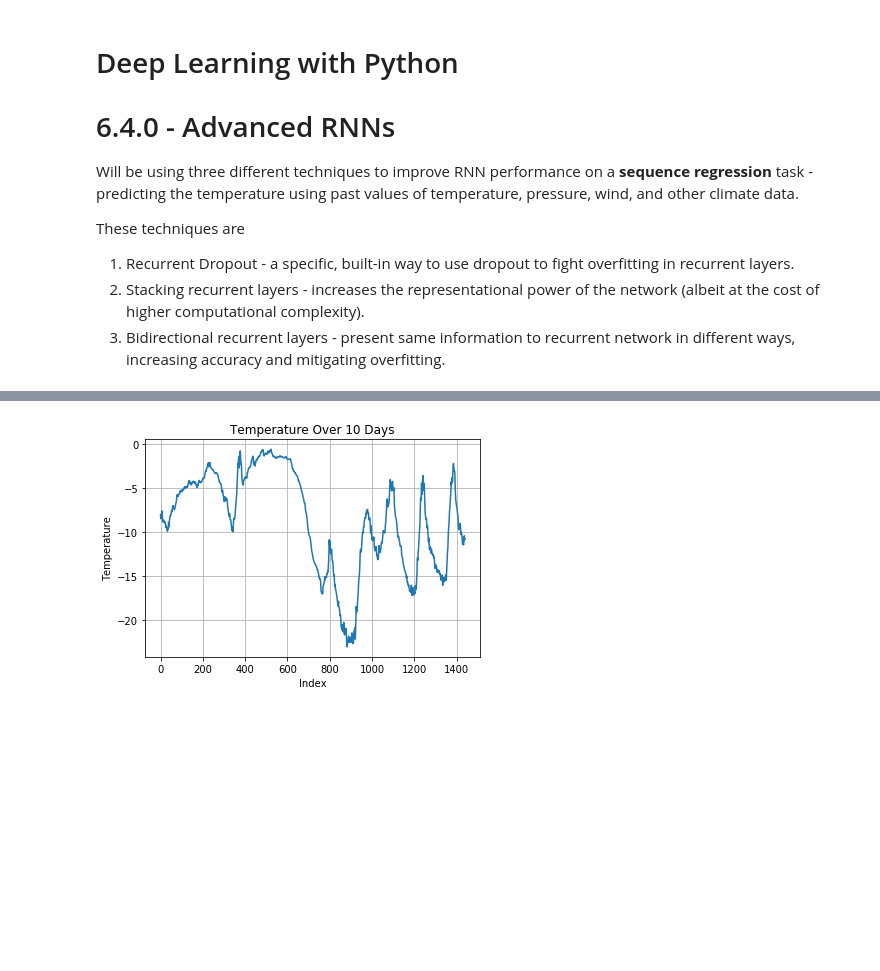
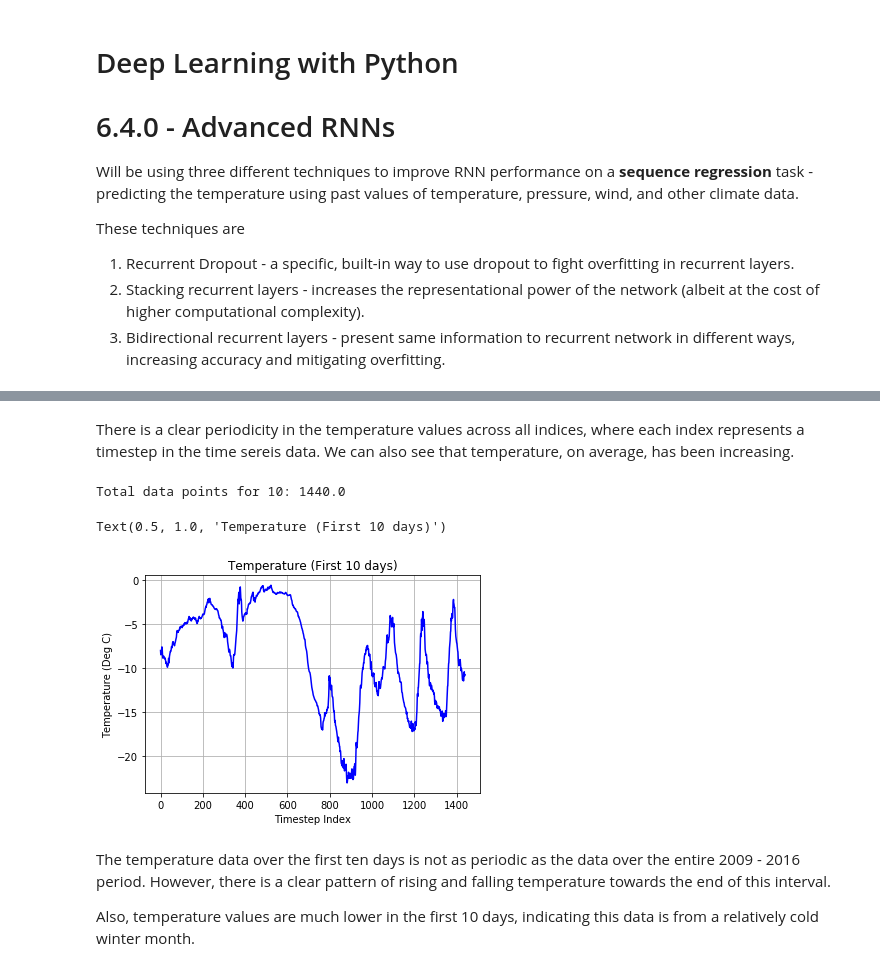
Before and after one commit to SMS-NED16/FYP-DL, a Jupyter notebook: Dl-Python-Book/chapter-6/DL-6-4-0-JENA-Climate.ipynb, the cells around one changed output, grey strips where cells are left out. Drawn from its saved outputs; the diff is of its cells as text; code cells hidden in the pictures; blank space fills up the shorter version.

```diff
--- a/Dl-Python-Book/chapter-6/DL-6-4-0-JENA-Climate.ipynb
+++ b/Dl-Python-Book/chapter-6/DL-6-4-0-JENA-Climate.ipynb
@@ -78,11 +66,25 @@ Periodicity of the temperature over the year can be clearly seen.
-# %%
-# Plotting the temperature for the first 10 days of timeseries
-# Recorded every 10 minutes - 1440 minutes per day - so 144 data points per day
-plt.plot(range(1440), temp[:1440])
-plt.xlabel('Index')
-plt.ylabel('Temperature')
-plt.grid(True)
-plt.title('Temperature Over 10 Days')
-plt.show()
-# %% [output]
-[figure, removed]
+# %% [markdown]
+There is a clear periodicity in the temperature values across all indices, where each index represents a timestep in the time sereis data. We can also see that temperature, on average, has been increasing.
+# %%
+# Can also explore the first 10 days of temperature data
+periodicity_of_recording = 10 # Minutes
+minutes_in_day = 24 * 60
+total_days = 10
+total_data_points = (total_days * minutes_in_day) / periodicity_of_recording
+print(f"Total data points for {total_days}: {total_data_points}")
+# %% [output]
+Total data points for 10: 1440.0
+# %%
+plt.plot(range(int(total_data_points)), temp[:int(total_data_points)],
+        'blue')
+plt.xlabel('Timestep Index')
+plt.ylabel('Temperature (Deg C)')
+plt.grid(True)
+plt.title('Temperature (First 10 days)')
+# %% [output]
+Text(0.5, 1.0, 'Temperature (First 10 days)')
+[figure, added]
+# %% [markdown]
+The temperature data over the first ten days is not as periodic as the data over the entire 2009 - 2016 period. However, there is a clear pattern of rising and falling temperature towards the end of this interval.
+
+Also, temperature values are much lower in the first 10 days, indicating this data is from a relatively cold winter month.
```
Also changed, not shown: parts of 23 cells of this notebook.
